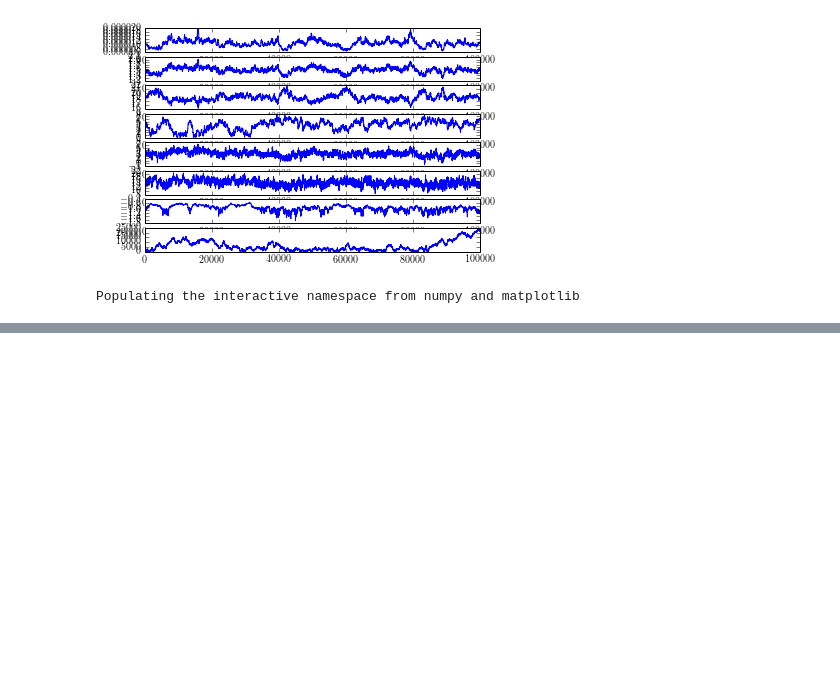
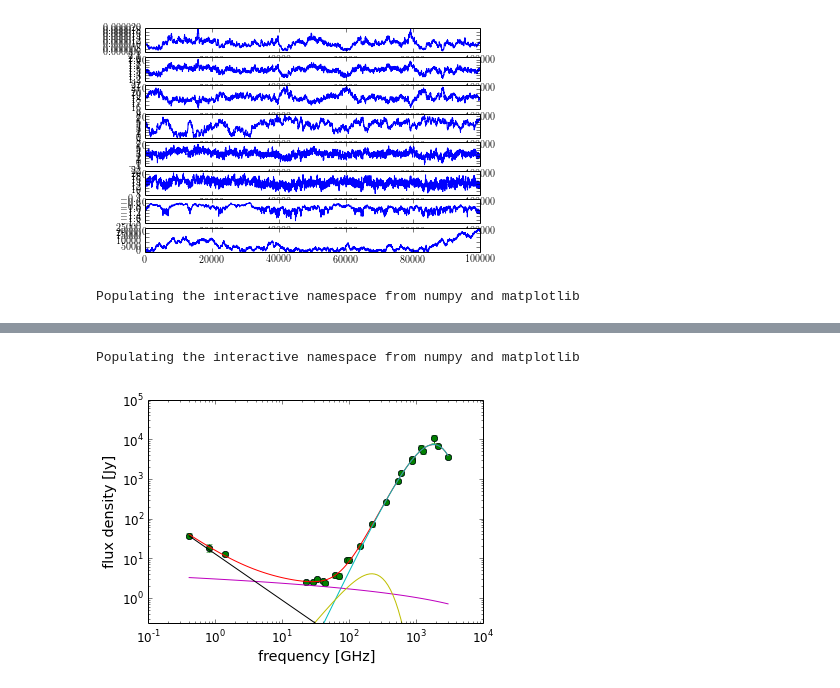
Before and after one commit to defjaf/MCMC, a Jupyter notebook: submmSED/M31_MCMC.ipynb, the cells around one changed output, grey strips where cells are left out. Saved outputs shown, nothing was run; the diff lists cells and outputs as text; code cells hidden in the pictures; blank space fills up the shorter version.

```diff
--- a/submmSED/M31_MCMC.ipynb
+++ b/submmSED/M31_MCMC.ipynb
@@ -190,0 +210,6 @@ close()
+# %%
+m31d.M31model.M31model.set_prior(0.5**-2, 7.7, 0.3**-2, -0.9)
+ret_x = m31d.M31(savefig=True, nMC=(20000,100000),random=True)
+mcmc_x = ret_x[0][1]
+!cp M31_0.png M31_0x.png
+!cp M31_1.png M31_1x.png
@@ -190,0 +270,7 @@ close()
+# %%
+%pylab inline
+np.savetxt("MCMC_x.dat", mcmc_x.samples, header='\t'.join(mcmc_x.texNames))
+m31m.M31model(*mcmc_x.mean()).plot(mcmc_x.data[0], wavelength=False, logplot=True, components=True, textfile="MCMC_model_x.dat")
+# %% [output]
+Populating the interactive namespace from numpy and matplotlib
+[figure, added]
```
Also changed, not shown: parts of 9 cells of this notebook, 1 other file.
